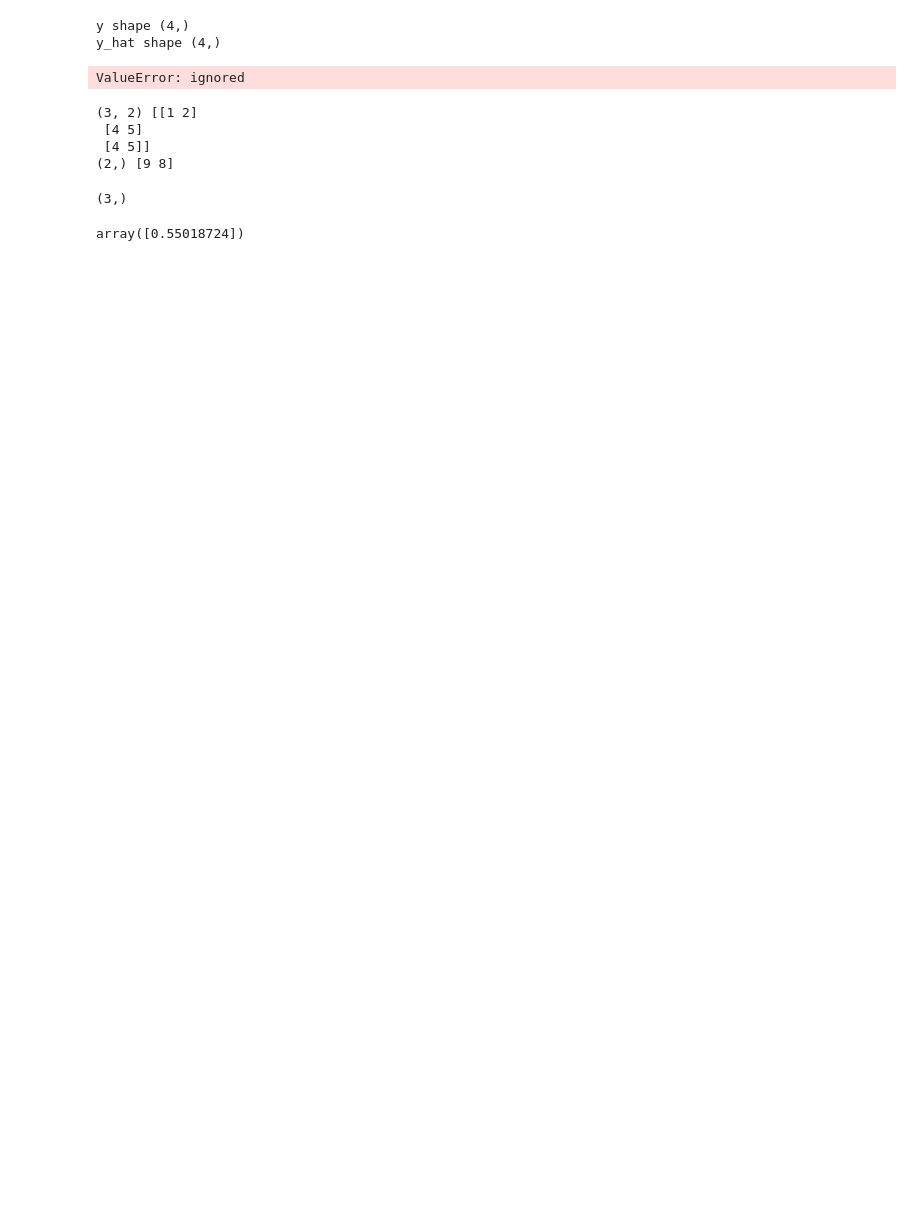
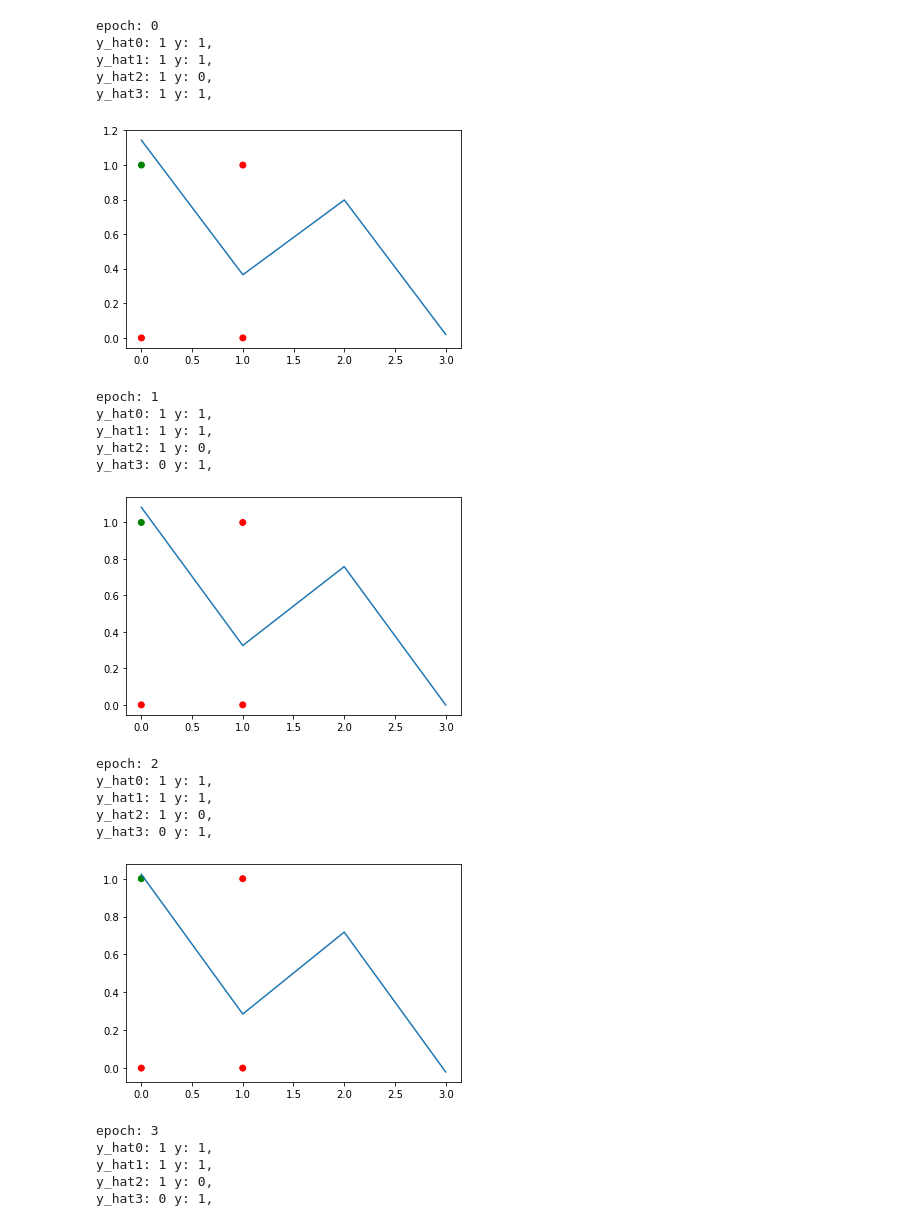
Before and after one commit to G0rav/DL_Class, a Jupyter notebook: Perceptron.ipynb, the cells around one changed output. Saved outputs shown, nothing was run; the diff lists cells and outputs as text; code cells hidden in the pictures; blank space fills up the shorter version.

```diff
--- a/Perceptron.ipynb
+++ b/Perceptron.ipynb
@@ -1,5 +1,10 @@
 # %% [markdown]
 <a href="https://colab.research.google.com/github/G0rav/DL_Class/blob/main/Perceptron.ipynb" target="_parent"><img src="https://colab.research.google.com/assets/colab-badge.svg" alt="Open In Colab"/></a>
+# %%
+import numpy as np
+import matplotlib.pyplot as plt
+
+plt.rcParams['figure.facecolor'] = 'white'
 # %%
 import numpy as np
 import matplotlib.pyplot as plt
@@ -40,36 +66,27 @@ class perceptron:
-# %%
-x = np.array([
-              [0,0],
-              [0,1],
-              [1,0],
-              [1,1]
-])
-
-y = np.array([0,0,0,1])
-
-model = perceptron()
-
-model.fit(x,y)
-# %% [output]
-y shape (4,)
-y_hat shape (4,)
-ValueError: ignored
-# %%
-import numpy as np
-w = np.array([[1,2],[4,5],[4,5]])
-b = np.array([9,8])
-
-print(w.shape, w)
-print(b.shape,b)
-
-np.dot(w,b).shape
-# %% [output]
-(3, 2) [[1 2]
- [4 5]
- [4 5]]
-(2,) [9 8]
-(3,)
-# %%
-np.random.random(1)
-# %% [output]
-array([0.55018724])
+# %%
+m = perceptron(epochs = 100)
+m.fit(x,o)
+# %% [output]
+epoch: 0
+y_hat0: 1 y: 1,
+y_hat1: 1 y: 1,
+y_hat2: 1 y: 0,
+y_hat3: 1 y: 1,
+[figure, added]
+epoch: 1
+y_hat0: 1 y: 1,
+y_hat1: 1 y: 1,
+y_hat2: 1 y: 0,
+y_hat3: 0 y: 1,
+[figure, added]
+epoch: 2
+y_hat0: 1 y: 1,
+y_hat1: 1 y: 1,
+y_hat2: 1 y: 0,
+y_hat3: 0 y: 1,
+[figure, added]
+epoch: 3
+y_hat0: 1 y: 1,
+y_hat1: 1 y: 1,
+y_hat2: 1 y: 0,
+y_hat3: 0 y: 1,
```
Also changed, not shown: parts of 7 cells of this notebook.
